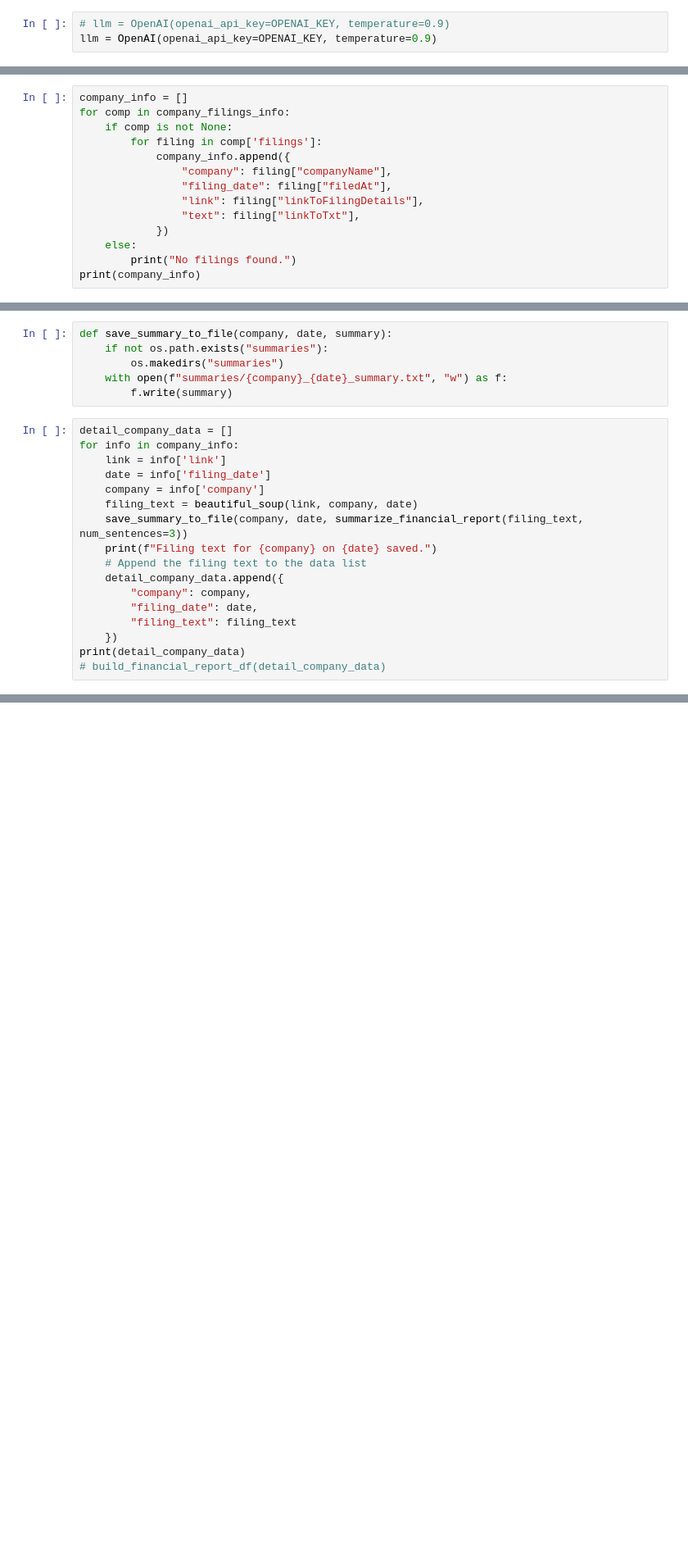
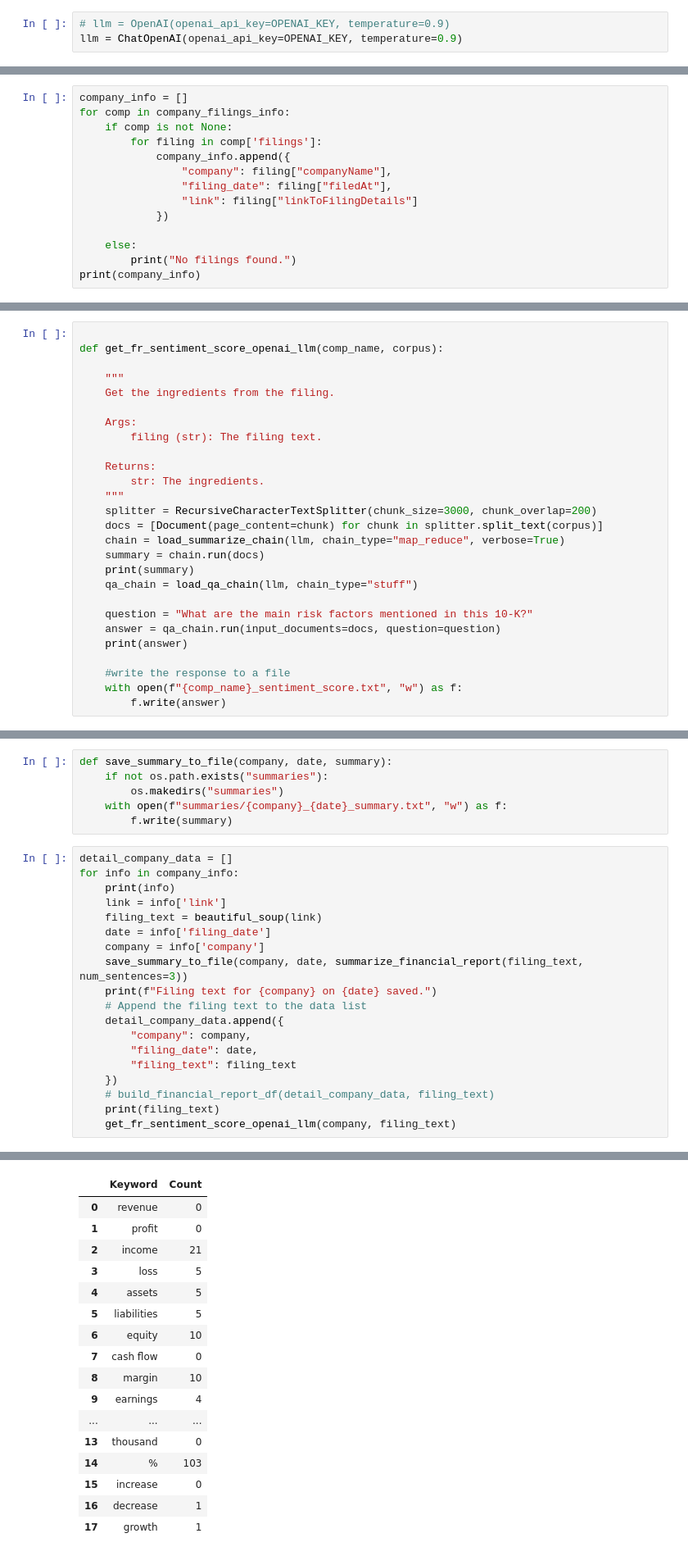
Before and after one commit to inCloset/group3_final_project, a Jupyter notebook: final_project.ipynb, the cells around one changed output, grey strips where cells are left out. Shown: that part at 82% size. Saved outputs shown, nothing was run; the diff lists cells and outputs as text; blank space fills up the shorter version.

Commit message:
added sentiment analysis

```diff
--- a/final_project.ipynb
+++ b/final_project.ipynb
@@ -35,4 +31,4 @@ sleep_time = 0.5
 ### instantiate an OpanAI LLM object
 # %%
 # llm = OpenAI(openai_api_key=OPENAI_KEY, temperature=0.9)
-llm = OpenAI(openai_api_key=OPENAI_KEY, temperature=0.9)
+llm = ChatOpenAI(openai_api_key=OPENAI_KEY, temperature=0.9)
@@ -119,9 +115,9 @@ for comp in company_filings_info:
             company_info.append({
                 "company": filing["companyName"],
                 "filing_date": filing["filedAt"],
-                "link": filing["linkToFilingDetails"],
-                "text": filing["linkToTxt"],
+                "link": filing["linkToFilingDetails"]
             })
+
     else:
         print("No filings found.")
 print(company_info)
@@ -157,3 +150,30 @@ def beautiful_soup(url, company, date):
+# %%
+
+def get_fr_sentiment_score_openai_llm(comp_name, corpus):
+
+    """
+    Get the ingredients from the filing.
+
+    Args:
+        filing (str): The filing text.
+
+    Returns:
+        str: The ingredients.
+    """
+    splitter = RecursiveCharacterTextSplitter(chunk_size=3000, chunk_overlap=200)
+    docs = [Document(page_content=chunk) for chunk in splitter.split_text(corpus)]
+    chain = load_summarize_chain(llm, chain_type="map_reduce", verbose=True)
+    summary = chain.run(docs)
+    print(summary)
+    qa_chain = load_qa_chain(llm, chain_type="stuff")
+
+    question = "What are the main risk factors mentioned in this 10-K?"
+    answer = qa_chain.run(input_documents=docs, question=question)
+    print(answer)
+
+    #write the response to a file
+    with open(f"{comp_name}_sentiment_score.txt", "w") as f:
+        f.write(answer)
 # %% [markdown]
 ### Get sentiment analyses of financial report using ProsusAI/finbert
 # %%
@@ -297,10 +317,11 @@ def save_summary_to_file(company, date, summary):
 # %%
 detail_company_data = []
 for info in company_info:
+    print(info)
     link = info['link']
+    filing_text = beautiful_soup(link)
     date = info['filing_date']
     company = info['company']
-    filing_text = beautiful_soup(link, company, date)
     save_summary_to_file(company, date, summarize_financial_report(filing_text, num_sentences=3))
     print(f"Filing text for {company} on {date} saved.")
     # Append the filing text to the data list
@@ -309,6 +330,7 @@ for info in company_info:
         "filing_date": date,
         "filing_text": filing_text
     })
-print(detail_company_data)
-# build_financial_report_df(detail_company_data)
+    # build_financial_report_df(detail_company_data, filing_text)
+    print(filing_text)
+    get_fr_sentiment_score_openai_llm(company, filing_text)
 # %% [output]
@@ -315,0 +348,17 @@ print(detail_company_data)
+|  | Keyword | Count |
+| 0 | revenue | 0 |
+| 1 | profit | 0 |
+| 2 | income | 21 |
+| 3 | loss | 5 |
+| 4 | assets | 5 |
+| 5 | liabilities | 5 |
+| 6 | equity | 10 |
+| 7 | cash flow | 0 |
+| 8 | margin | 10 |
+| 9 | earnings | 4 |
+| ... | ... | ... |
+| 13 | thousand | 0 |
+| 14 | % | 103 |
+| 15 | increase | 0 |
+| 16 | decrease | 1 |
+| 17 | growth | 1 |
```
Also changed, not shown: parts of 15 cells of this notebook, 17 other files.
